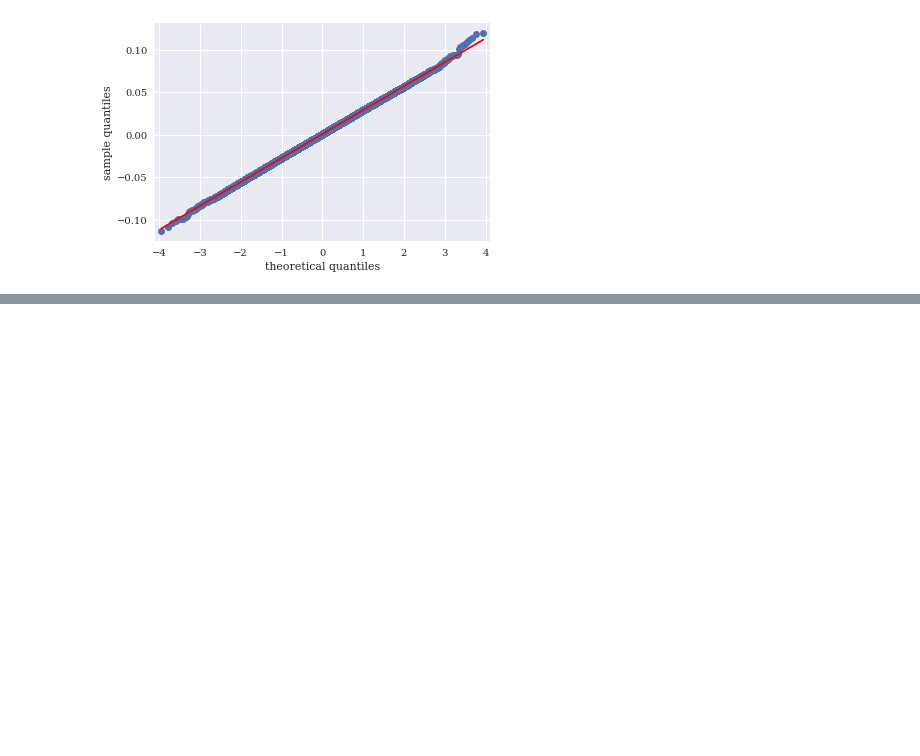
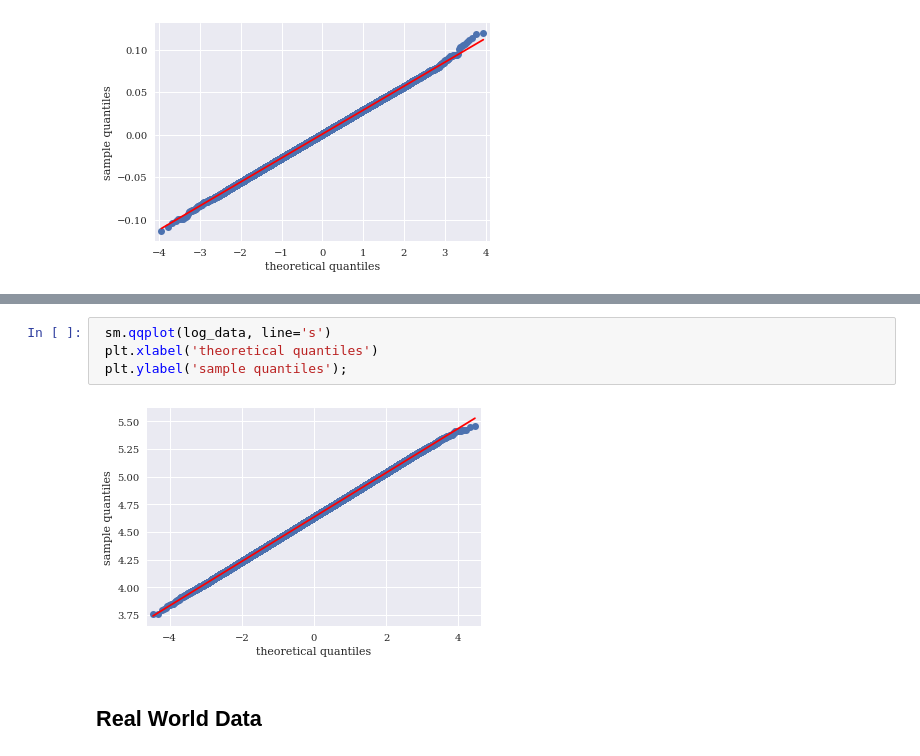
Before and after one commit to omsouravsharma/Python_for_algorithmic_trading-, a Jupyter notebook: Ch13.ipynb, the cells around one changed output, grey strips where cells are left out. Drawn from its saved outputs; the diff is of its cells as text; blank space fills up the shorter version.

```diff
--- a/Ch13.ipynb
+++ b/Ch13.ipynb
@@ -163,0 +246,8 @@ AttributeError: 'Rectangle' object has no property 'desity'
+# %%
+ sm.qqplot(log_data, line='s')
+ plt.xlabel('theoretical quantiles')
+ plt.ylabel('sample quantiles');
+# %% [output]
+[figure, added]
+# %% [markdown]
+## Real World Data
```
Also changed, not shown: parts of 9 cells of this notebook.
